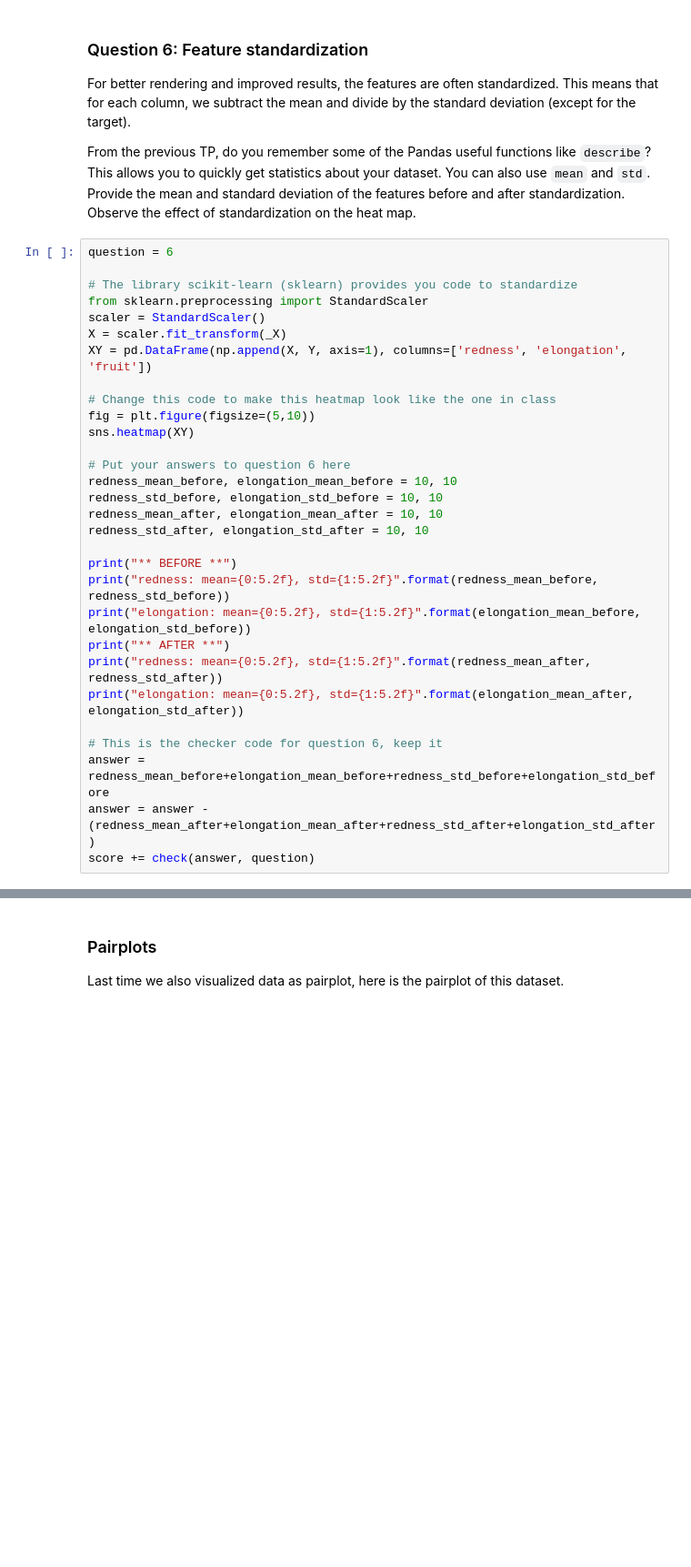
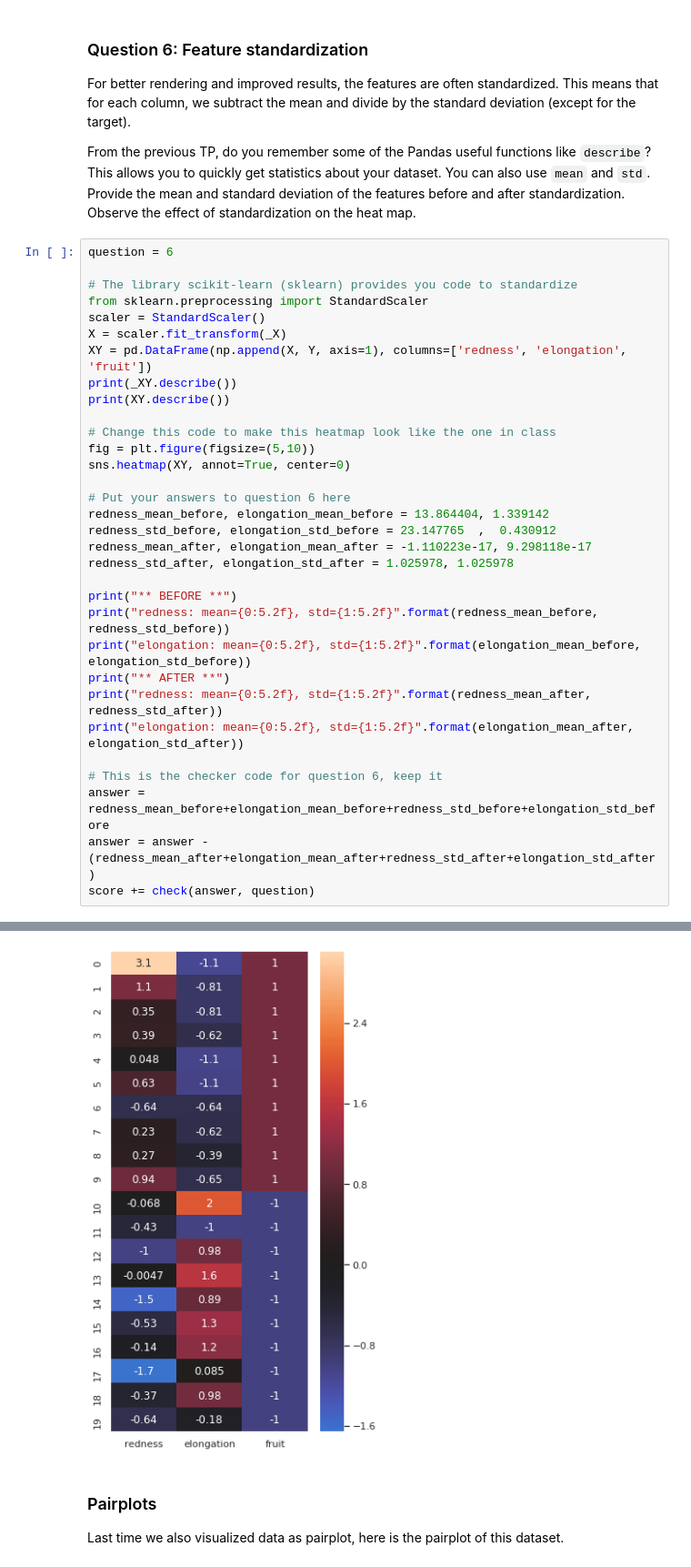
Before and after one commit to jeromecst/info232, a Jupyter notebook: TP1/TP1.ipynb, the cells around one changed output, grey strips where cells are left out. Shown: that part at 91% size. Cells and saved outputs as stored; diff of their text form; blank space fills up the shorter version.

```diff
--- a/TP1/TP1.ipynb
+++ b/TP1/TP1.ipynb
@@ -282,16 +328,18 @@ from sklearn.preprocessing import StandardScaler
 scaler = StandardScaler()
 X = scaler.fit_transform(_X)
 XY = pd.DataFrame(np.append(X, Y, axis=1), columns=['redness', 'elongation', 'fruit'])
+print(_XY.describe())
+print(XY.describe())
 
 # Change this code to make this heatmap look like the one in class
 fig = plt.figure(figsize=(5,10))
-sns.heatmap(XY)
+sns.heatmap(XY, annot=True, center=0)
 
 # Put your answers to question 6 here
-redness_mean_before, elongation_mean_before = 10, 10
-redness_std_before, elongation_std_before = 10, 10
-redness_mean_after, elongation_mean_after = 10, 10
-redness_std_after, elongation_std_after = 10, 10
+redness_mean_before, elongation_mean_before = 13.864404, 1.339142
+redness_std_before, elongation_std_before = 23.147765  ,  0.430912
+redness_mean_after, elongation_mean_after = -1.110223e-17, 9.298118e-17
+redness_std_after, elongation_std_after = 1.025978, 1.025978
 
 print("** BEFORE **")
 print("redness: mean={0:5.2f}, std={1:5.2f}".format(redness_mean_before, redness_std_before))
@@ -304,3 +352,4 @@ print("elongation: mean={0:5.2f}, std={1:5.2f}".format(elongation_mean_after, el
 answer = redness_mean_before+elongation_mean_before+redness_std_before+elongation_std_before
 answer = answer - (redness_mean_after+elongation_mean_after+redness_std_after+elongation_std_after)
 score += check(answer, question)
+# %% [output]
@@ -307,3 +375,4 @@ score += check(answer, question)
+[figure, added]
 # %% [markdown]
 ### Pairplots
 Last time we also visualized data as pairplot, here is the pairplot of this dataset.
```
Also changed, not shown: parts of 14 cells of this notebook.
